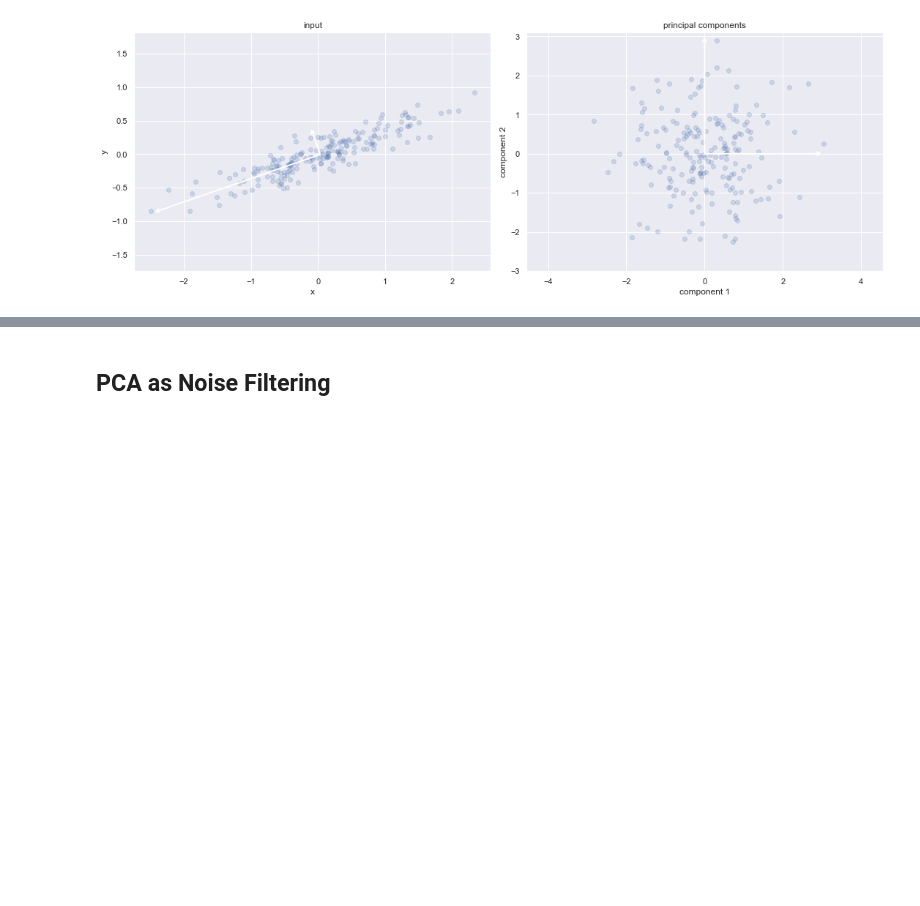
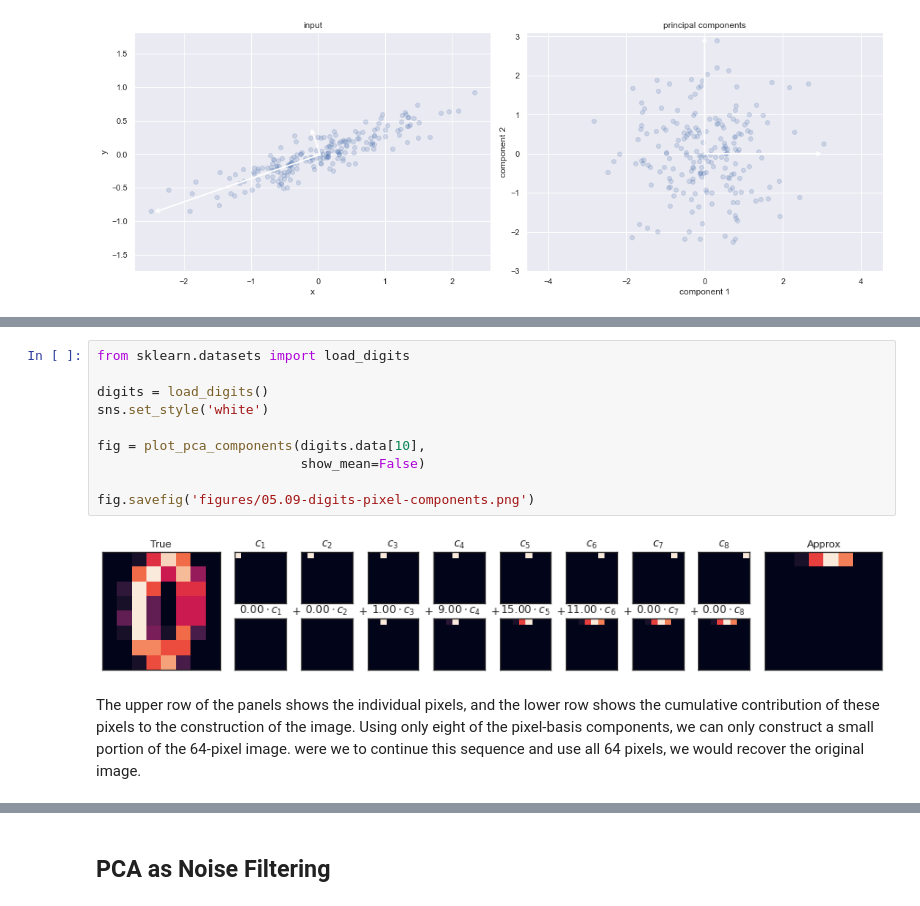
Before and after one commit to UlrikeBoehm/PythonDataScience, a Jupyter notebook: 05_MachineLearning/9_InDepth_Principal_Component_Analysis.ipynb, the cells around one changed output, grey strips where cells are left out. Drawn from its saved outputs; the diff is of its cells as text; blank space fills up the shorter version.

```diff
--- a/05_MachineLearning/9_InDepth_Principal_Component_Analysis.ipynb
+++ b/05_MachineLearning/9_InDepth_Principal_Component_Analysis.ipynb
@@ -102,0 +221,14 @@ Which this alrorithm
+# %%
+from sklearn.datasets import load_digits
+
+digits = load_digits()
+sns.set_style('white')
+
+fig = plot_pca_components(digits.data[10],
+                          show_mean=False)
+
+fig.savefig('figures/05.09-digits-pixel-components.png')
+# %% [output]
+[figure, added]
+# %% [markdown]
+The upper row of the panels shows the individual pixels, and the lower row shows the cumulative contribution of these pixels to the construction of the image. Using only eight of the pixel-basis components, we can only construct a small portion of the 64-pixel image. were we to continue this sequence and use all 64 pixels, we would recover the original image.
```
Also changed, not shown: parts of 22 cells of this notebook, 1 other file.
